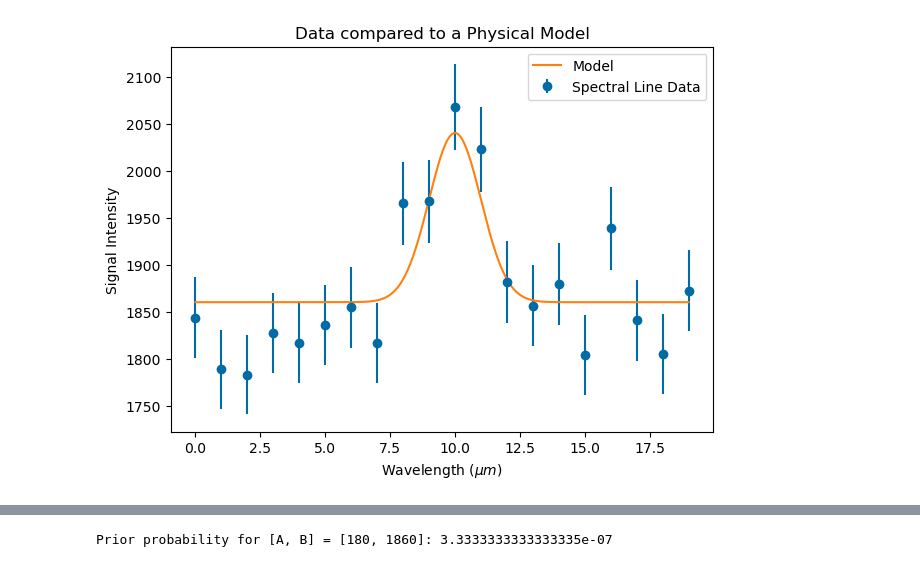
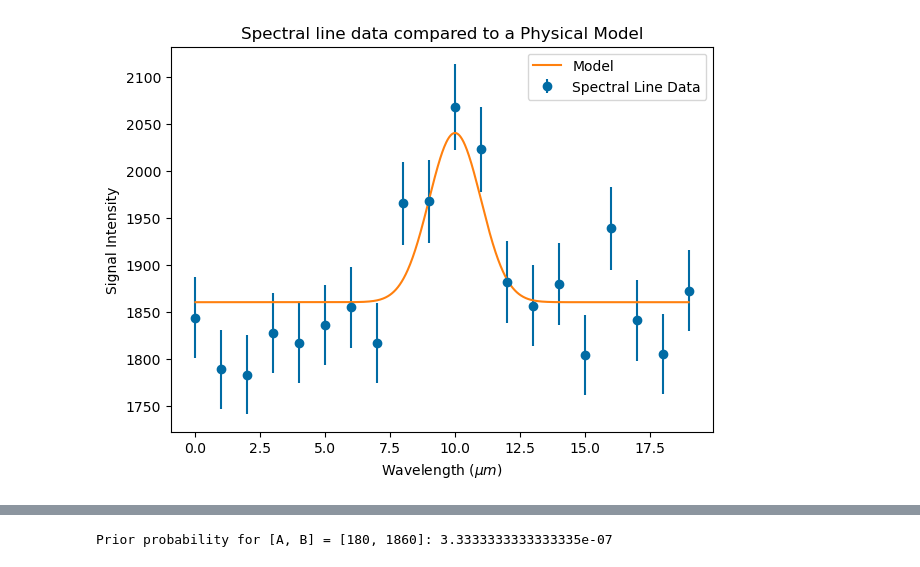
Before and after one commit to cimonaghan/phys3051, a Jupyter notebook: Assignment1/Assignment 1.ipynb, the cells around one changed output, grey strips where cells are left out. Saved outputs shown, nothing was run; the diff lists cells and outputs as text; code cells hidden in the pictures.

```diff
--- a/Assignment1/Assignment 1.ipynb
+++ b/Assignment1/Assignment 1.ipynb
@@ -4,37 +15,38 @@ Christopher Monaghan
 # %%
 import matplotlib.pyplot as plt
 import numpy as np
 import scipy as sp
 import tqdm
 
-plt.style.use('tableau-colorblind10')
+#1a), b), c), and d)
+plt.style.use('tableau-colorblind10') #Hopefully this works to make the colours easier
 
 #We'll define a function for our Gaussian below, using the equation provided in the assignment 1 pdf
 #p should take the form as a 2D array [A,B]
 #0 <= A <= 1000, 0 <= B <=3000
-def Gaussian(x: np.ndarray[float], p: np.ndarray[float], x0: float = 10.0, omega: float = 1.0) -> np.ndarray[float]: #the width (omega) and mean (x0) are known and set to default values
+def Gaussian(x: np.ndarray[float], p: np.ndarray[float], x0: float = 10.0, omega: float = 1.0) -> np.ndarray[float]: #the width (omega) and mean (x0) are known and set to default values.
     A, B = p #extract the A and B values from the p argument
-    return A * np.exp(-(x-x0)**2/(2*omega**2))+B #return 'y'
-
+    return A * np.exp(-(x-x0)**2/(2*omega**2))+B #return 'y' using the Gaussian equation above.
 
 x_data, y_data = np.loadtxt('data.txt', unpack=True) #load in the values from data.txt
 
+p_default = [180, 1860] #Save an argument for the default A and B values
 
-p_default = [180, 1860]
-#Generate the model data using the values A = 180, B = 1860
-x_model = np.linspace(min(x_data), max(x_data), 1000) #Well-sampled x axis with 1000 points
+
+#Generate the model data using the default values for A and B
+x_model = np.linspace(min(x_data), max(x_data), 1000) #Well-sampled x-axis with 1000 points
 y_model = Gaussian(x_model, p_default) #Generate the gaussian using the model defined above
 
 #Time to plot!
 plt.figure(figsize = (7,5))
 #plt.errorbar allows us to plot the spectral line data with the y error bars
-#the error in this canse is the square root of the observed data
+#the error in this case is the square root of the observed data
 plt.errorbar(x_data, y_data, yerr = np.sqrt(y_data), fmt = 'o', label='Spectral Line Data')
 plt.plot(x_model, y_model, label='Model')
-plt.xlabel("Wavelength ($\mu m$)") #no actual units for either axis are given, so I'm assuming microns (infrared spectroscopy <3)
-plt.ylabel("Signal Intensity") #unitless for now
+plt.xlabel("Wavelength ($\mu m$)") #no actual units for either axis are given, so I'm assuming microns :)
+plt.ylabel("Signal Intensity") #no units here either, so I'm assuming some kind of unitless intensity
 plt.legend()
-plt.title("Data compared to a Physical Model")
+plt.title("Spectral line data compared to a Physical Model")
 plt.show()
 # %% [output]
-[figure, old version]
+[figure, new version]
```
Also changed, not shown: parts of 24 cells of this notebook, 2 other files.
